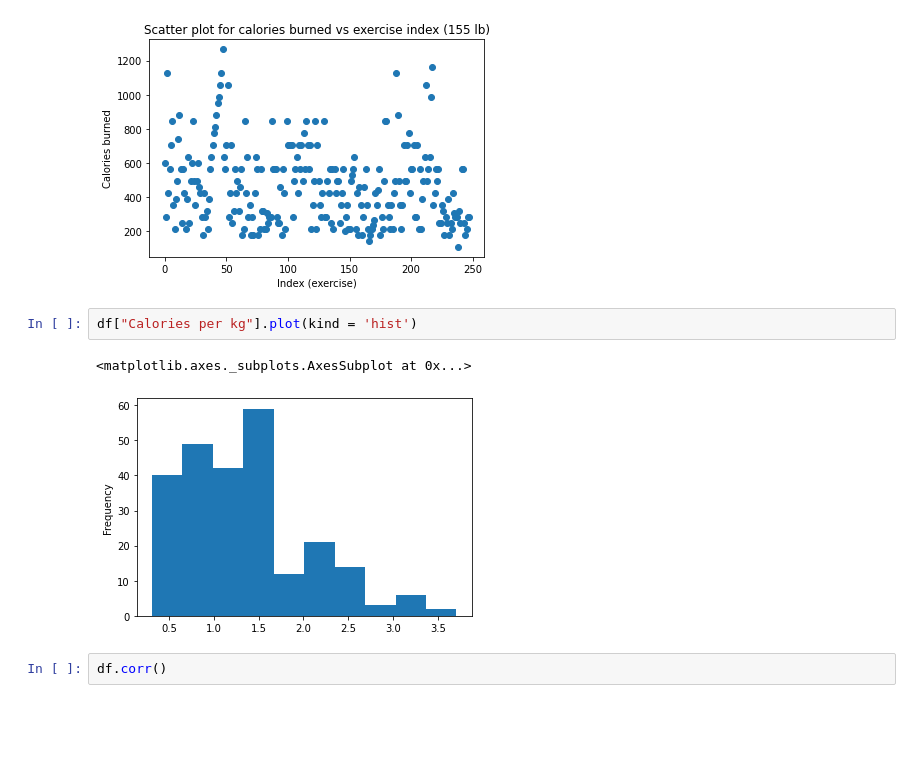
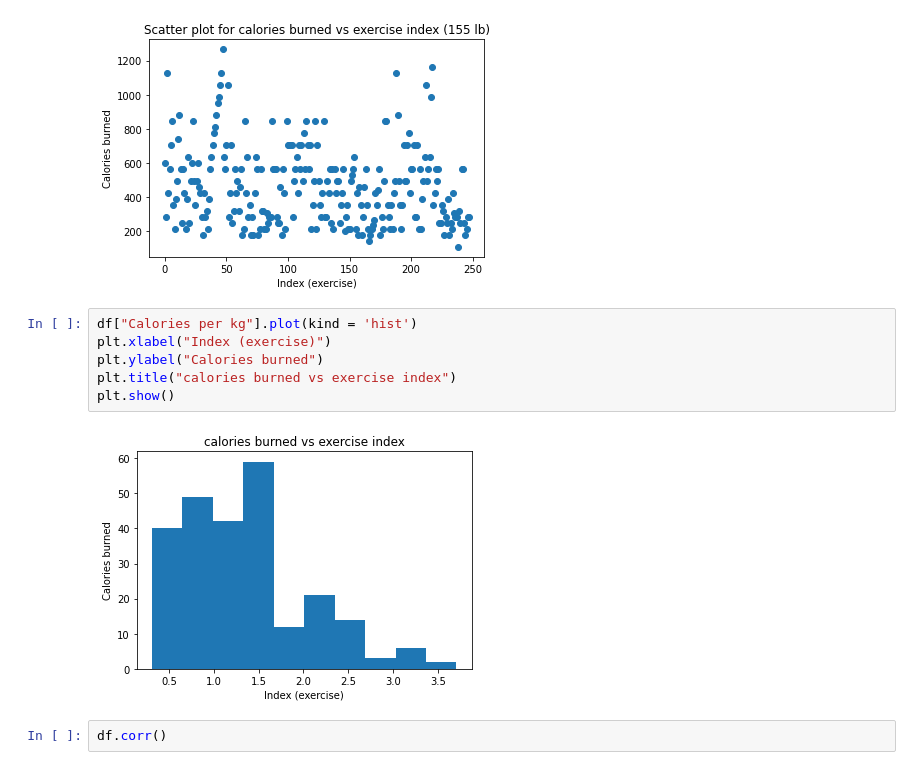
Before and after one commit to deartc/FitBitLit, a Jupyter notebook: kagglefitbit.ipynb, the cells around one changed output. Saved outputs shown, nothing was run; the diff lists cells and outputs as text; blank space fills up the shorter version.

```diff
--- a/kagglefitbit.ipynb
+++ b/kagglefitbit.ipynb
@@ -123,9 +121,12 @@ plt.show()
 [figure]
 # %%
 df["Calories per kg"].plot(kind = 'hist')
+plt.xlabel("Index (exercise)")
+plt.ylabel("Calories burned")
+plt.title("calories burned vs exercise index")
+plt.show()
 # %% [output]
-<matplotlib.axes._subplots.AxesSubplot at 0x...>
-[figure, old version]
+[figure, new version]
 # %%
 df.corr()
 # %% [output]
```
Also changed, not shown: parts of 12 cells of this notebook.
